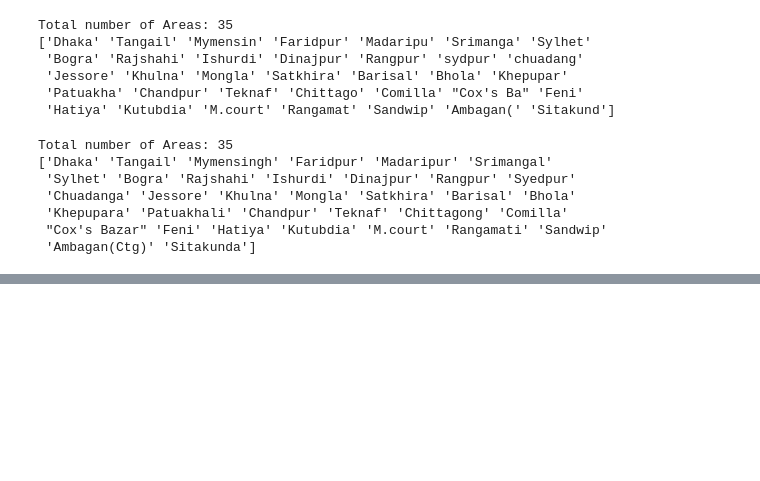
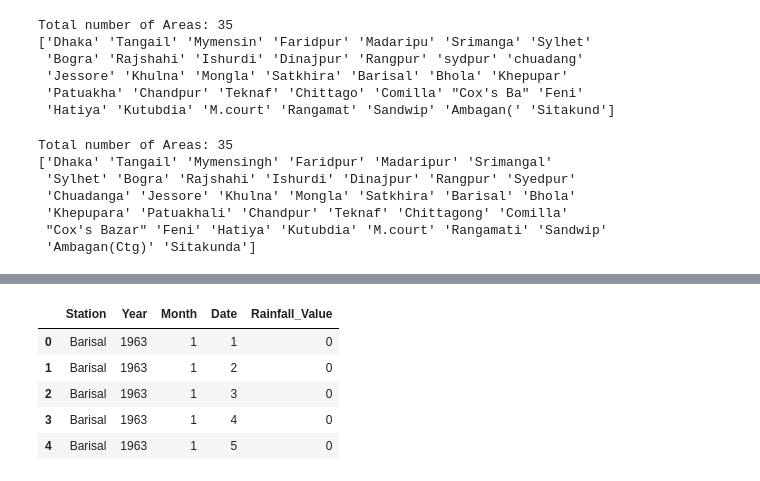
Before and after one commit to dstushar7/rainfall-prediction, a Jupyter notebook: rainfall and altitude.ipynb, the cells around one changed output, grey strips where cells are left out. Drawn from its saved outputs; the diff is of its cells as text; code cells hidden in the pictures; blank space fills up the shorter version.

```diff
--- a/rainfall and altitude.ipynb
+++ b/rainfall and altitude.ipynb
@@ -210,0 +221,21 @@ Total number of Areas: 35
+# %%
+df_predict = df2.melt(id_vars=["Station", "Year","Month"],
+        var_name="Date",
+        value_name="Rainfall_Value")
+# %%
+df_predict = df_predict.dropna()
+df_predict = df_predict.sort_values(by=['Year', 'Month','Station'])
+# %%
+df_predict = df_predict.reset_index(drop=True)
+# %%
+df_predict.drop(df_predict.index[df_predict['Rainfall_Value'] == '***'], inplace=True)
+# %%
+df2 = df_predict.copy()
+df2.head()
+# %% [output]
+|  | Station | Year | Month | Date | Rainfall_Value |
+| 0 | Barisal | 1963 | 1 | 1 | 0 |
+| 1 | Barisal | 1963 | 1 | 2 | 0 |
+| 2 | Barisal | 1963 | 1 | 3 | 0 |
+| 3 | Barisal | 1963 | 1 | 4 | 0 |
+| 4 | Barisal | 1963 | 1 | 5 | 0 |
```
Also changed, not shown: parts of 22 cells of this notebook, 1 other file.
